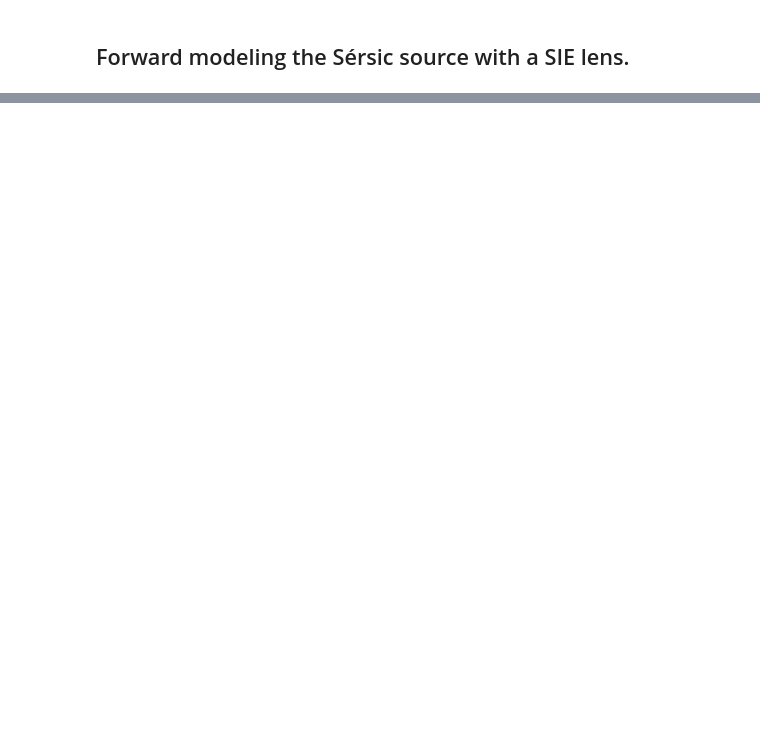
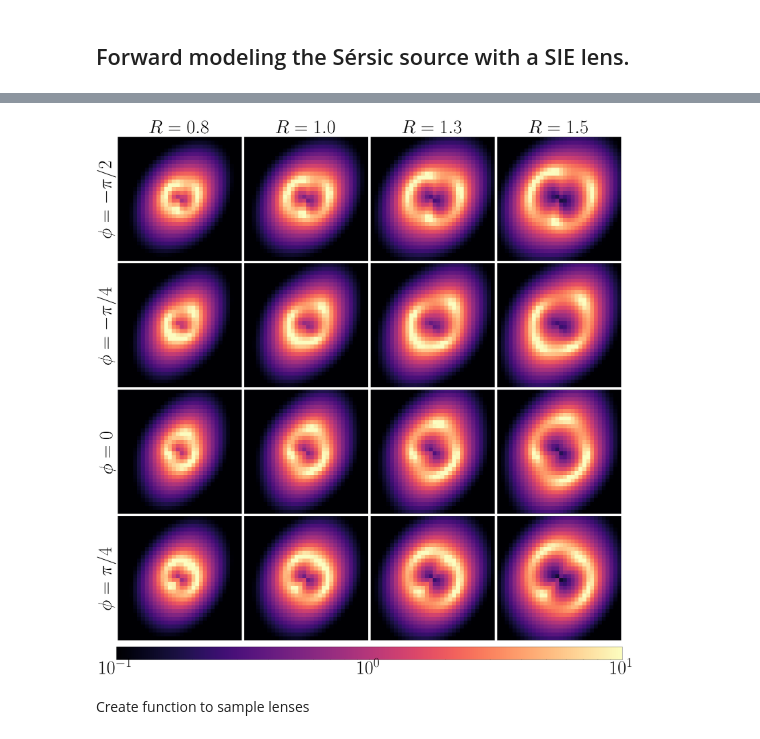
Before and after one commit to noe-dia/astro-ml-peek, a Jupyter notebook: notebooks/dev/toy_datasets.ipynb, the cells around one changed output, grey strips where cells are left out. Cells and saved outputs as stored; diff of their text form; code cells hidden in the pictures; blank space fills up the shorter version.

```diff
--- a/notebooks/dev/toy_datasets.ipynb
+++ b/notebooks/dev/toy_datasets.ipynb
@@ -218,0 +265,67 @@ We will only change the radius and the orientation of the lens $[R,\phi]$ for th
+# %%
+import scienceplots
+plt.style.use("science")
+from matplotlib.colors import LogNorm
+rad_min = 0.8
+rad_max = 1.5
+
+phi_min = -np.pi/2
+phi_max = np.pi/4
+
+num_plots = 4
+rads = np.linspace(rad_min, rad_max, num_plots, endpoint=True)
+phis = np.linspace(phi_min, phi_max, num_plots, endpoint=True)
+
+fig, axs = plt.subplots(num_plots, num_plots, figsize = (6. * num_plots, 6 * num_plots))
+cmap = "magma"
+norm = LogNorm(vmin = 1e-1, vmax = 1e1)
+fontsize = 50
+
+for i in range(num_plots):
+    for j in range(num_plots):
+        lens = caustics.SIE(
+            cosmology=cosmology,
+            x0=0.0,
+            y0=0.0,
+            q=0.6,
+            phi=phis[i],
+            Rein=rads[j],
+            z_l=z_l,
+            z_s=z_s,
+        )
+        sim = caustics.LensSource(
+            lens=lens,
+            source=base_sersic,
+            pixelscale=res,
+            pixels_x=n_pix,
+            upsample_factor=2,
+        )
+        convergence = avg_pool2d(
+            lens.convergence(thx, thy).squeeze()[None, None], upsample_factor
+        ).squeeze()
+        im = axs[i, j].imshow(sim().numpy(), origin="lower", cmap = cmap, norm = norm)
+        # cbar = plt.colorbar(im, ax = axs[i, j], fraction = 0.0625, pad = 0, aspect = 15)
+        # cbar.ax.tick_params(labelsize = 30)
+        axs[i, j].set_xticks([])
+        axs[i, j].set_yticks([])
+
+for j in range(num_plots):
+    axs[0, j].set_title(r"$R=%.1f$"%rads[j], fontsize = fontsize)
+
+frac = [-2, -4, 0, 4]
+for i in range(num_plots):
+    txt = r"$\phi=\pi/%d$"%frac[i] if frac[i]>0 else r"$\phi=-\pi/%d$"%abs(frac[i])
+    if frac[i] == 0:
+        txt = r"$\phi=0$"
+    axs[i, 0].set_ylabel(txt, fontsize = fontsize)
+
+plt.subplots_adjust(wspace = 0., hspace = 0.02)
+cbar_ax = fig.add_axes([0.125, 0.08, 0.775, 0.02])
+cbar = fig.colorbar(im, cax=cbar_ax, orientation='horizontal')
+cbar.ax.tick_params(labelsize=fontsize)
+path = "C:/Users/noedi/Desktop/Ciela/Projects/classes/crl/data/figures"
+plt.savefig(path + "/strong_lenses.pdf", bbox_inches = "tight")
+# %% [output]
+[figure, added]
+# %% [markdown]
+Create function to sample lenses
```
Also changed, not shown: parts of 11 cells of this notebook, 2 other files.
